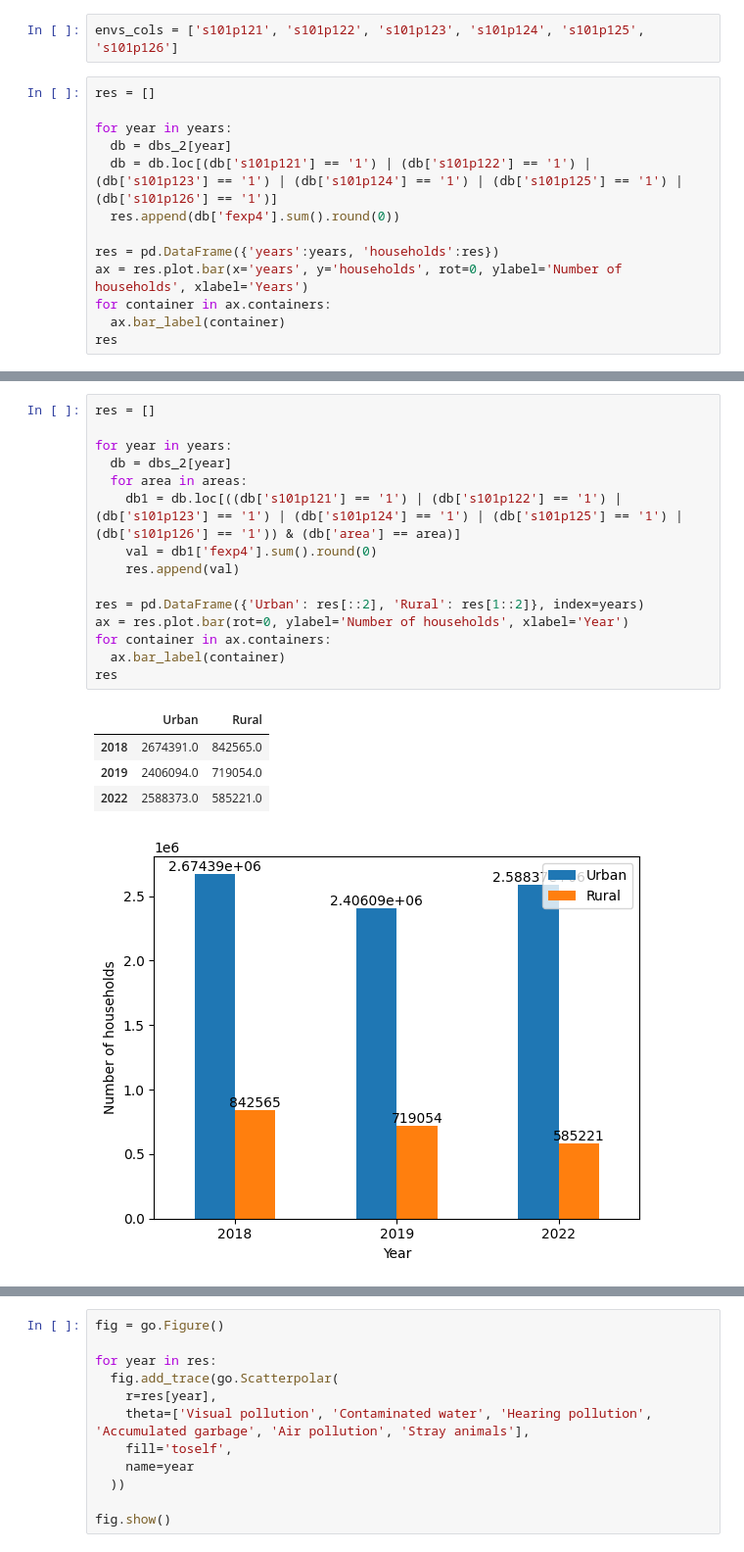
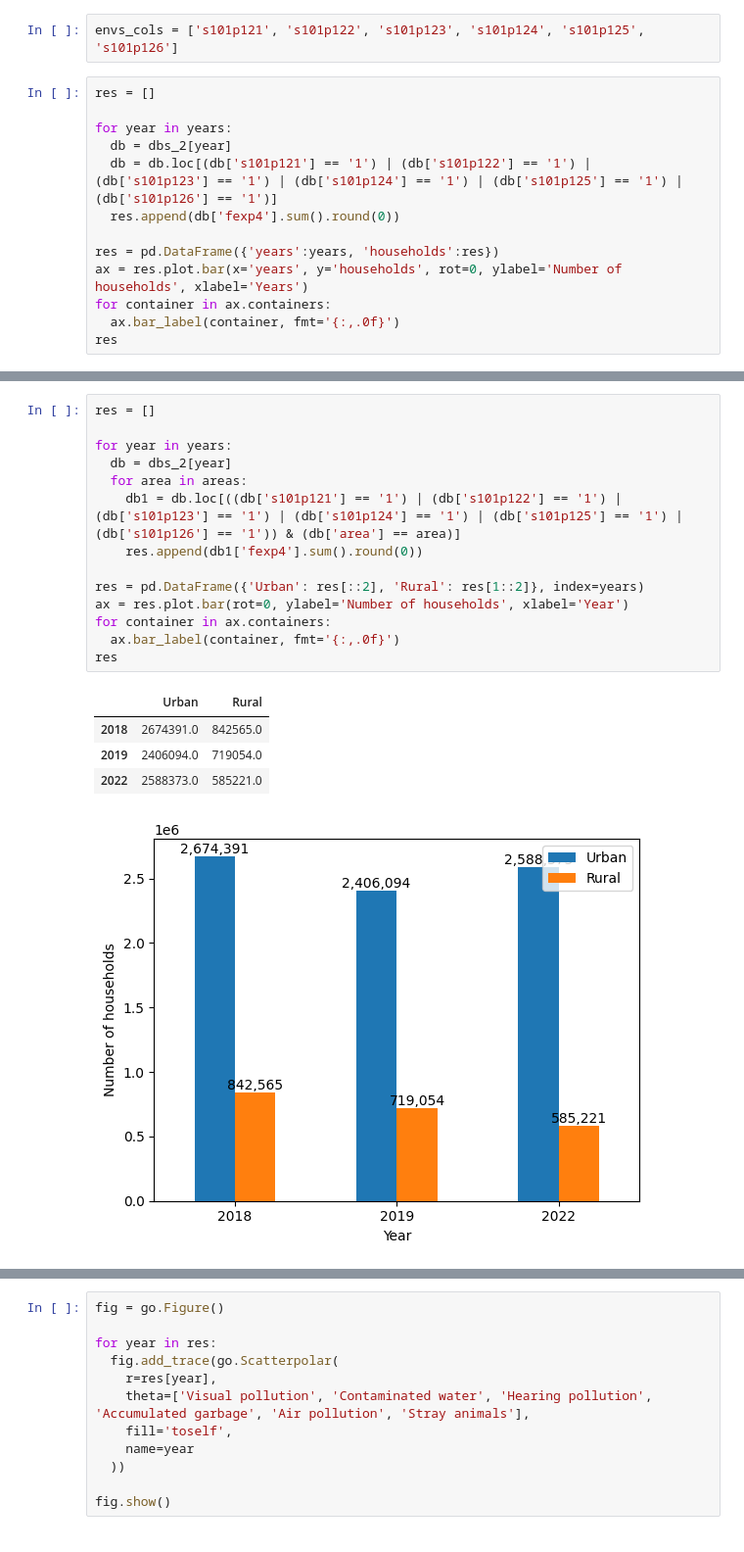
Before and after one commit to pedroaal/ambiental, a Jupyter notebook: main.ipynb, the cells around one changed output, grey strips where cells are left out. Shown at 98% size. Saved outputs shown, nothing was run; the diff lists cells and outputs as text.

```diff
--- a/main.ipynb
+++ b/main.ipynb
@@ -191,7 +191,7 @@ for year in years:
 res = pd.DataFrame({'years':years, 'households':res})
 ax = res.plot.bar(x='years', y='households', rot=0, ylabel='Number of households', xlabel='Years')
 for container in ax.containers:
-  ax.bar_label(container)
+  ax.bar_label(container, fmt='{:,.0f}')
 res
 # %% [output]
 |  | years | households |
@@ -202,24 +202,23 @@ res
 # %%
 res = []
 
 for year in years:
   db = dbs_2[year]
   for area in areas:
     db1 = db.loc[((db['s101p121'] == '1') | (db['s101p122'] == '1') | (db['s101p123'] == '1') | (db['s101p124'] == '1') | (db['s101p125'] == '1') | (db['s101p126'] == '1')) & (db['area'] == area)]
-    val = db1['fexp4'].sum().round(0)
-    res.append(val)
+    res.append(db1['fexp4'].sum().round(0))
 
 res = pd.DataFrame({'Urban': res[::2], 'Rural': res[1::2]}, index=years)
 ax = res.plot.bar(rot=0, ylabel='Number of households', xlabel='Year')
 for container in ax.containers:
-  ax.bar_label(container)
+  ax.bar_label(container, fmt='{:,.0f}')
 res
 # %% [output]
 |  | Urban | Rural |
 | 2018 | 2674391.0 | 842565.0 |
 | 2019 | 2406094.0 | 719054.0 |
 | 2022 | 2588373.0 | 585221.0 |
-[figure, old version]
+[figure, new version]
 # %%
 res = {
   2018: [],
```
Also changed, not shown: parts of 11 cells of this notebook.
